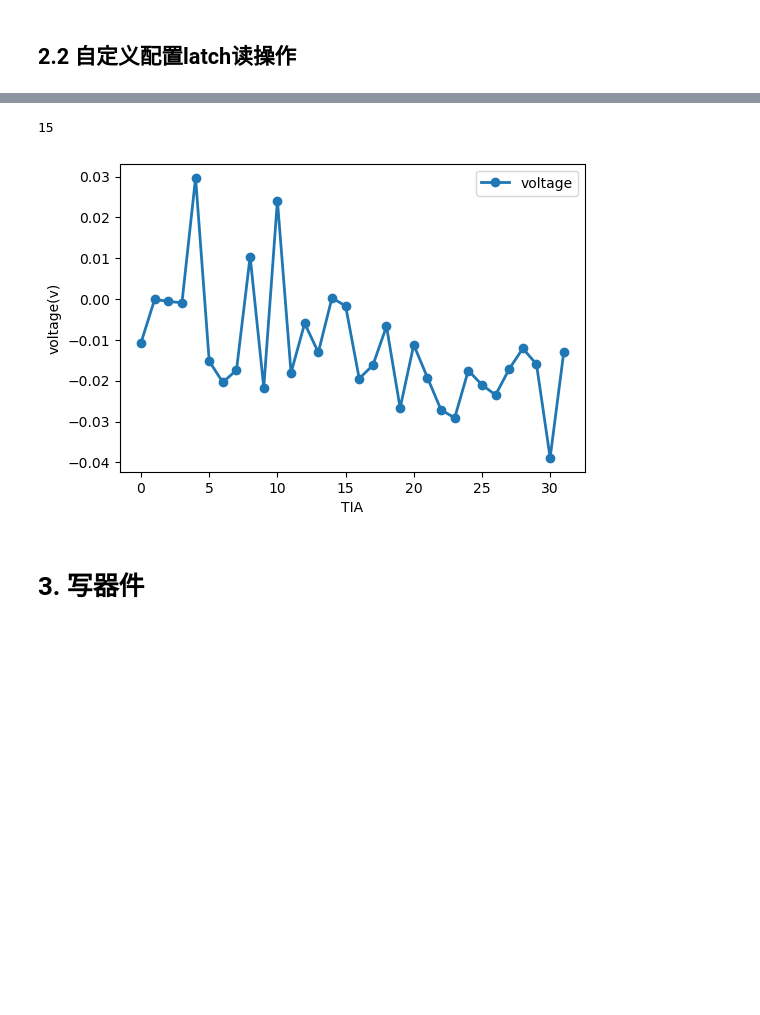
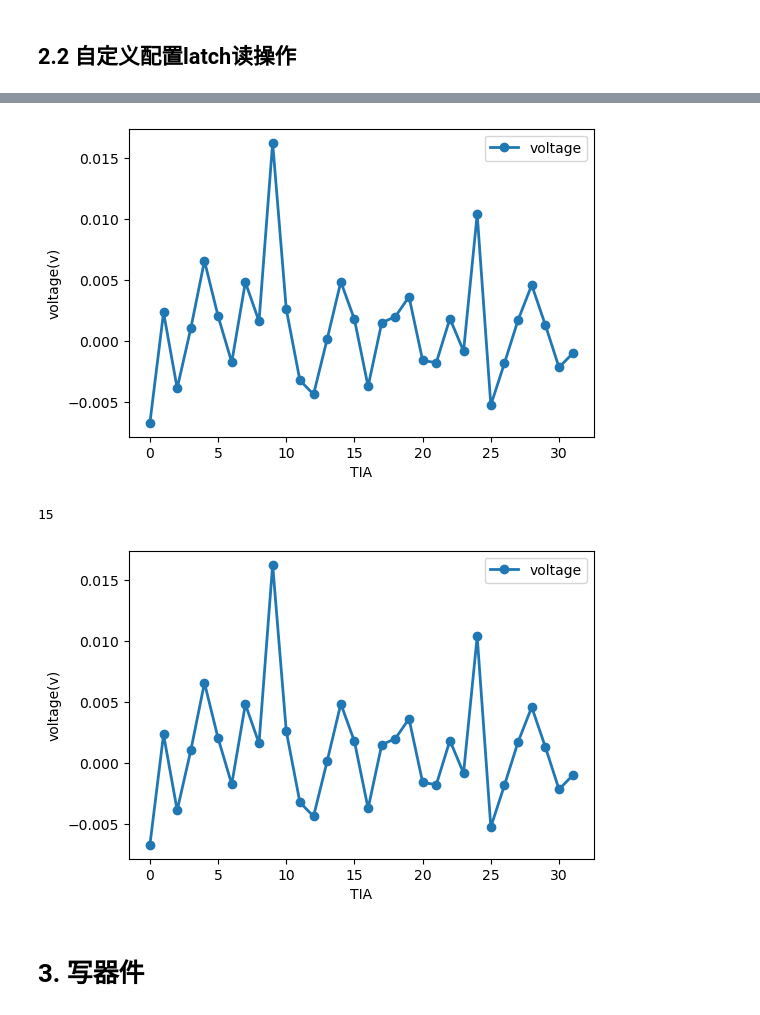
Before and after one commit to bei-meng/host_computer, a Jupyter notebook: examples/1debug模式示例.ipynb, the cells around one changed output, grey strips where cells are left out. Saved outputs shown, nothing was run; the diff lists cells and outputs as text; code cells hidden in the pictures; blank space fills up the shorter version.

```diff
--- a/examples/1debug模式示例.ipynb
+++ b/examples/1debug模式示例.ipynb
@@ -77,37 +147,38 @@ chip.ps.debug=0
 # %%
-chip.set_op_mode(read=True,from_row=False)
+chip.set_op_mode(read=True,from_row=True)
 chip.set_dac_read_V(0.1)
-chip.set_tia_gain(0)
+chip.set_tia_gain(1)
 
 chip.clk_manager.set_cyc(delay1=50,delay2=50,delay3=50)
 col = 255
 # 先需要reset所有的latch
 chip.set_cim_reset()
 
 # 选任意行配ltach
 # chip.set_latch([50],row=True,value=None)
 # 选任意行bank配32bit值
-chip.set_latch([i for i in range(256)],row=True,value=0xFFFF_FFFF)
+set_latch(chip,[i for i in range(256)],row=True,value=0xFFFF_FFFF)
 # chip.set_bank([i for i in range(8)],row=True,value=0xFFFF_FFFF)
 
 
 # # 配置列bank
 # chip.set_latch([col],row=False,value=None)
-chip.set_latch([i for i in range(256)],row=False,value=0xFFFF_FFFF)
+set_latch(chip,[i for i in range(256)],row=False,value=0xFFFF_FFFF)
 # chip.set_latch([i for i in range(256)],row=False,value=None)
 # chip.set_bank([i for i in range(8)],row=False,value=0xFFFF_FFFF)
 
 # 产生读脉冲, 并读出tia值
 chip.generate_read_pulse()
 voltage = chip.get_tia_out([k for k in range(32)])
-
+plot_v(v= voltage,figsize=(6,4))
 tia = chip.setting.TIA_index_map(col)
 print(tia)
 
 plot_v(v= voltage,figsize=(6,4))
 # %% [output]
+[figure, new version]
 15
-[figure, old version]
+[figure, added]
 # %% [markdown]
 # 3. 写器件
 # %% [markdown]
```
Also changed, not shown: parts of 7 cells of this notebook, 1 other file.
